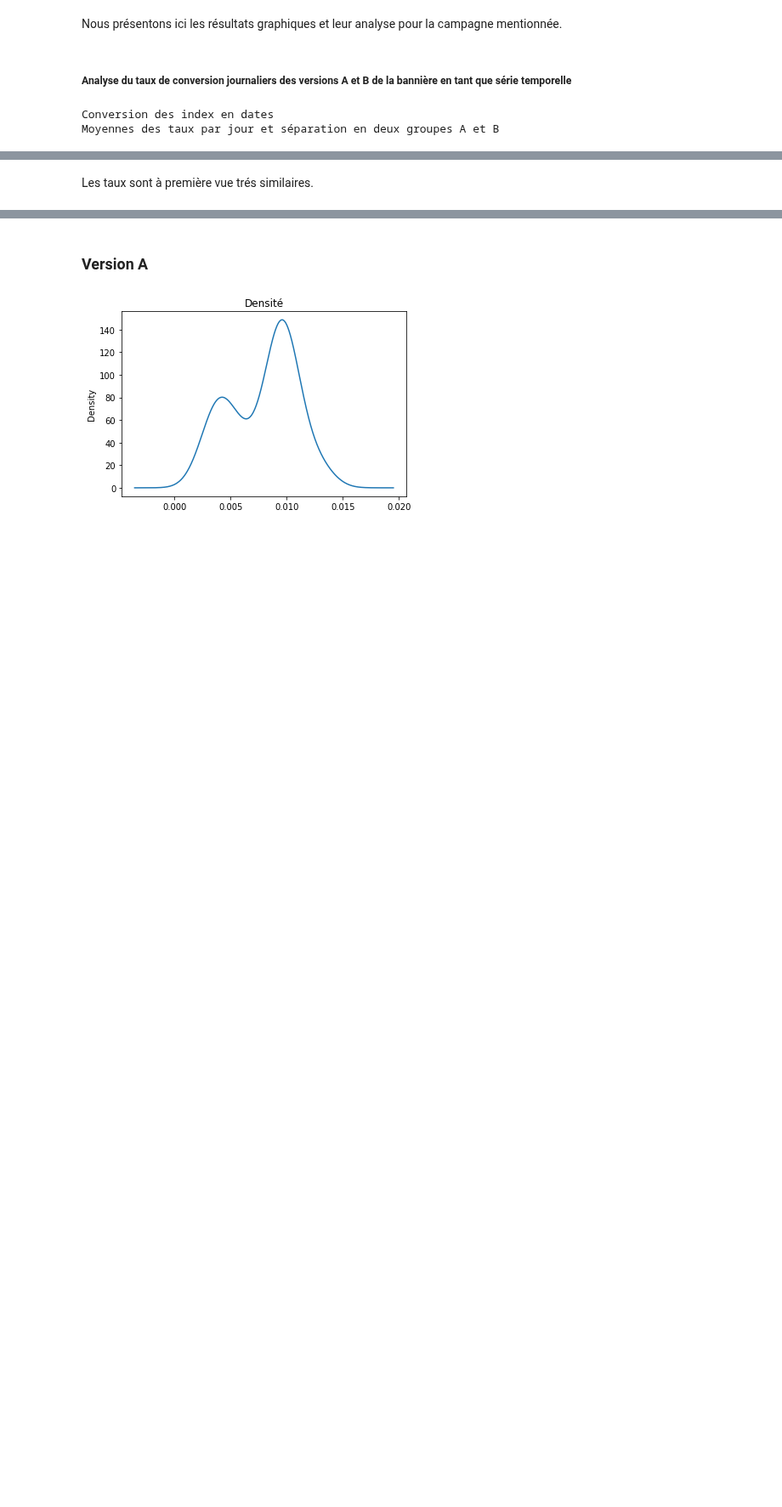
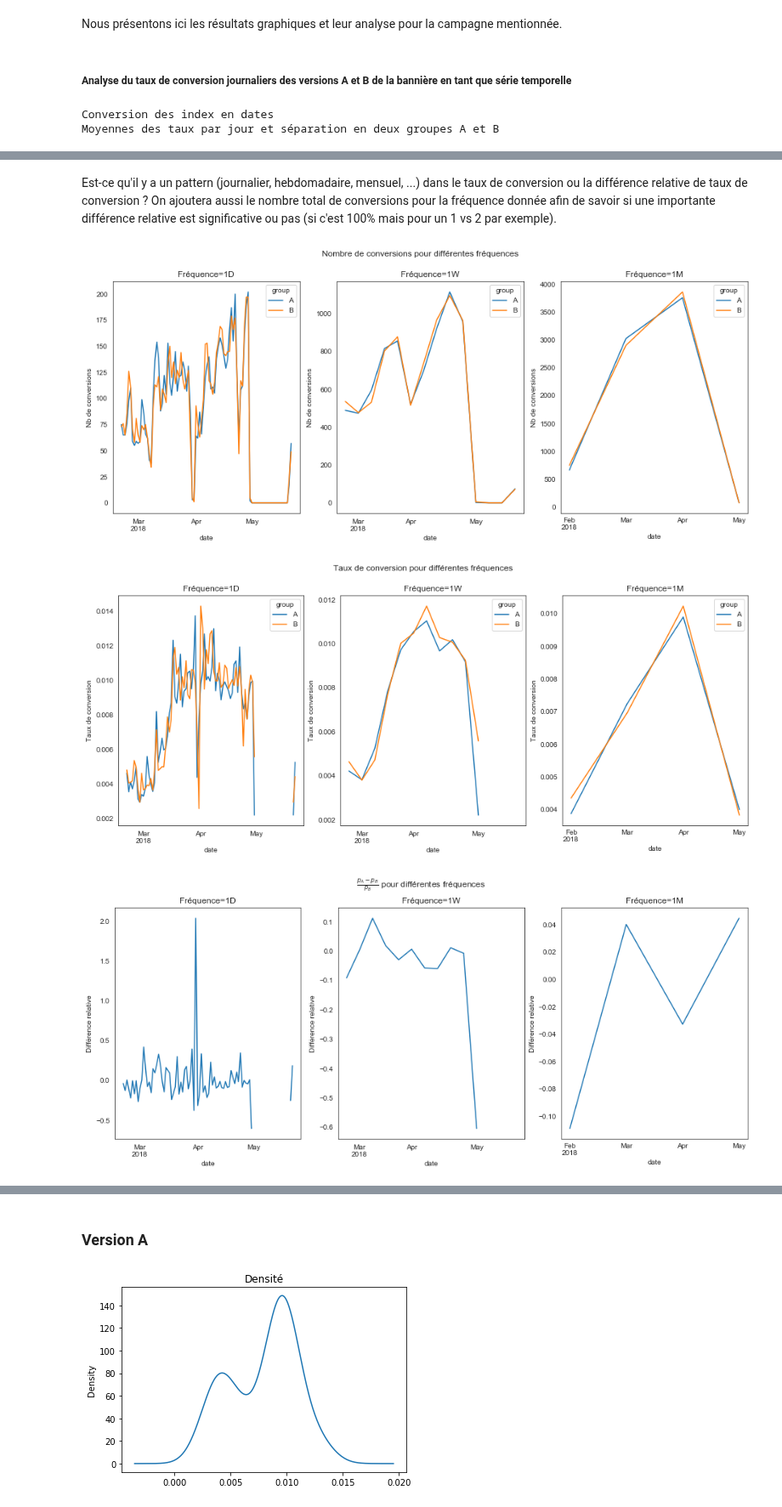
Before and after one commit to mariondechallens/1000mercis, a Jupyter notebook: Analyses/Annonceur1_campagne1_visite_2pages.ipynb, the cells around one changed output, grey strips where cells are left out. Shown at 85% size. Drawn from its saved outputs; the diff is of its cells as text; code cells hidden in the pictures; blank space fills up the shorter version.

Commit message:
ajout codes Laurent

```diff
--- a/Analyses/Annonceur1_campagne1_visite_2pages.ipynb
+++ b/Analyses/Annonceur1_campagne1_visite_2pages.ipynb
@@ -42,2 +40,49 @@ Name: is_conv, dtype: float64
-# %% [markdown]
-Les taux sont à première vue trés similaires.
+# %% [markdown]
+
+Est-ce qu'il y a un pattern (journalier, hebdomadaire, mensuel, ...) dans le taux de conversion ou la différence relative de taux de conversion ? On ajoutera aussi le nombre total de conversions pour la fréquence donnée afin de savoir si une importante différence relative est significative ou pas (si c'est 100% mais pour un 1 vs 2 par exemple).
+# %%
+freq_list = ["1D", "1W", "1M"]
+
+conv_rate = {}
+pct_change = {}
+conv_count = {}
+
+for freq in freq_list:
+    conv_count[freq] = conversion_count_resample(data, freq)
+    conv_rate[freq] = conversion_rate_resample(data, freq)
+    pct_change[freq] = (conv_rate[freq]["A"] - conv_rate[freq]["B"]) / conv_rate[freq]["B"]
+    # attention il y a des NaN quand il y a pas de conversion du groupe B
+
+# trace des taux de conversion pour frequences differentes
+plt.figure(figsize=(16, 6))
+for i, freq in enumerate(freq_list):
+    plt.subplot(1, len(freq_list), i+1)
+    conv_count[freq].plot(ax=plt.gca())
+    plt.title(f"Fréquence={freq}")
+    plt.ylabel('Nb de conversions')
+plt.suptitle('Nombre de conversions pour différentes fréquences')
+plt.show()
+
+# trace des taux de conversion pour frequences differentes
+plt.figure(figsize=(16, 6))
+for i, freq in enumerate(freq_list):
+    plt.subplot(1, len(freq_list), i+1)
+    conv_rate[freq].plot(ax=plt.gca())
+    plt.title(f"Fréquence={freq}")
+    plt.ylabel('Taux de conversion')
+plt.suptitle('Taux de conversion pour différentes fréquences')
+plt.show()
+
+# trace des variations relatives pour frequences differentes
+plt.figure(figsize=(16, 6))
+for i, freq in enumerate(freq_list):
+    plt.subplot(1, len(freq_list), i+1)
+    pct_change[freq].plot(ax=plt.gca())
+    plt.title(f"Fréquence={freq}")
+    plt.ylabel('Différence relative')
+plt.suptitle('$\\frac{p_A - p_B}{p_B}$ pour différentes fréquences')
+plt.show()
+# %% [output]
+[figure, added]
+[figure, added]
+[figure, added]
```
Also changed, not shown: parts of 6 cells of this notebook, 2 other files.
